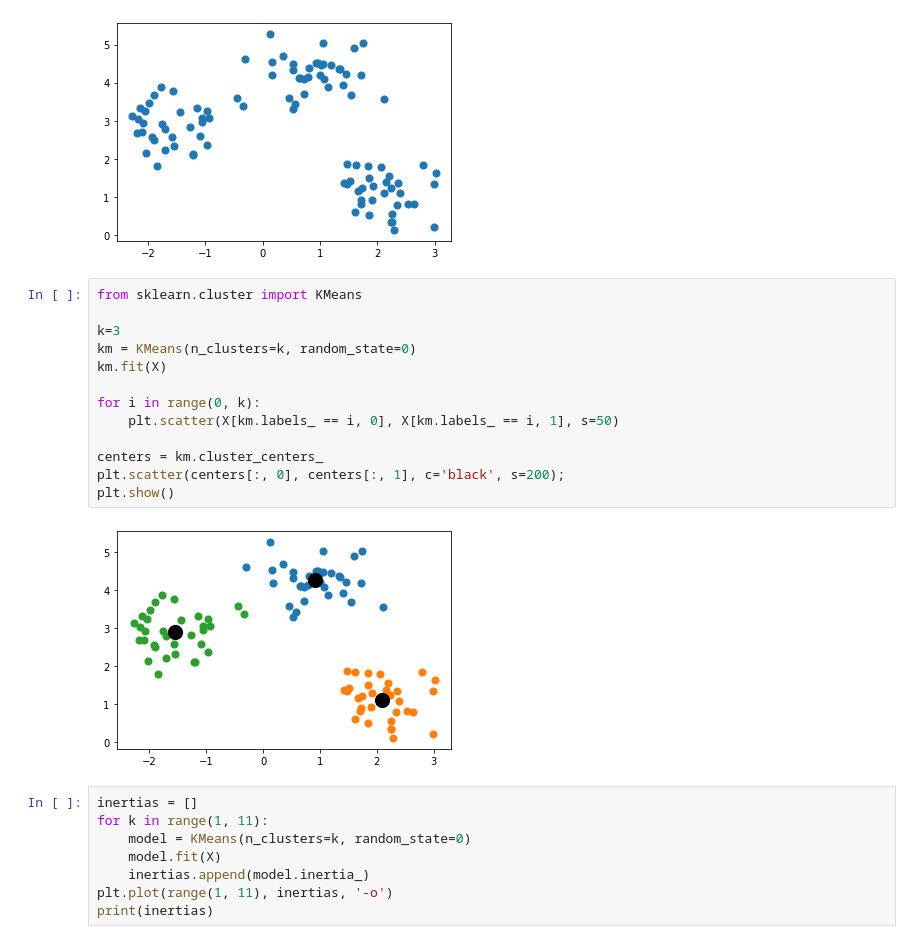
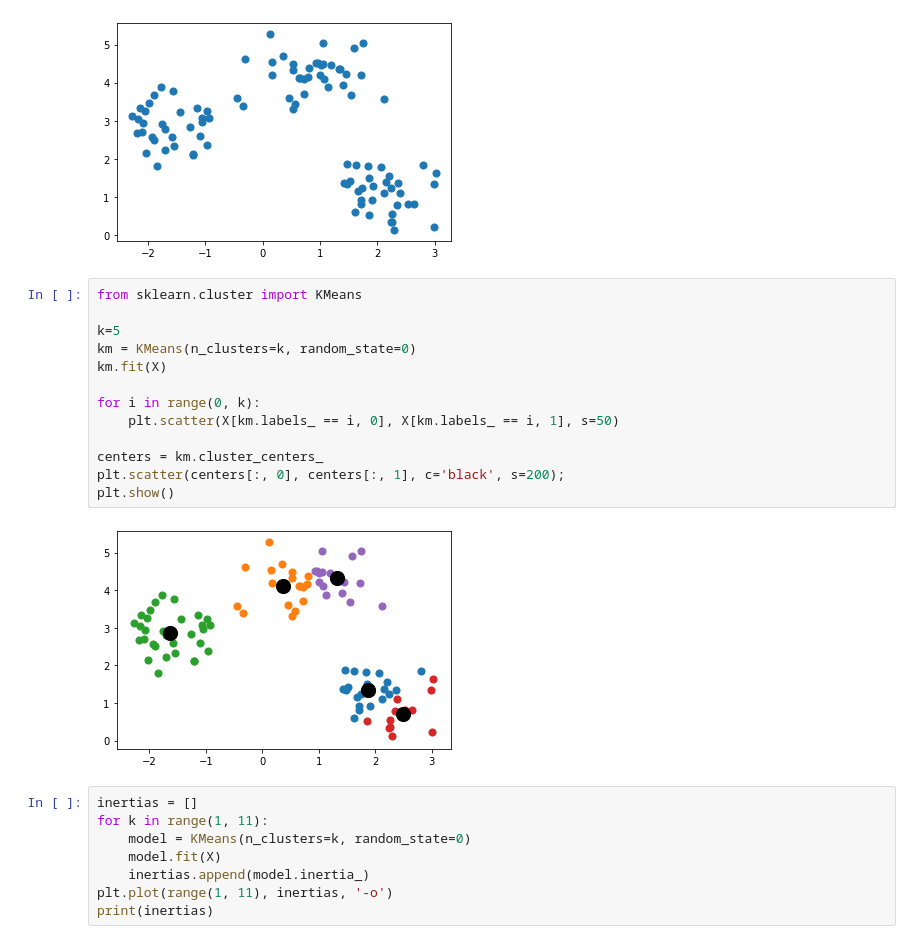
Before and after one commit to zhaoyi0113/machine-learning, a Jupyter notebook: beginner/kmeans/sample/random_data.ipynb, the cells around one changed output. Saved outputs shown, nothing was run; the diff lists cells and outputs as text.

```diff
--- a/beginner/kmeans/sample/random_data.ipynb
+++ b/beginner/kmeans/sample/random_data.ipynb
@@ -15,18 +15,18 @@ plt.show()
 # %%
 from sklearn.cluster import KMeans
 
-k=3
+k=5
 km = KMeans(n_clusters=k, random_state=0)
 km.fit(X)
 
 for i in range(0, k):
     plt.scatter(X[km.labels_ == i, 0], X[km.labels_ == i, 1], s=50)
 
 centers = km.cluster_centers_
 plt.scatter(centers[:, 0], centers[:, 1], c='black', s=200);
 plt.show()
 # %% [output]
-[figure, old version]
+[figure, new version]
 # %%
 inertias = []
 for k in range(1, 11):
```
Also changed, not shown: 2 other files.
